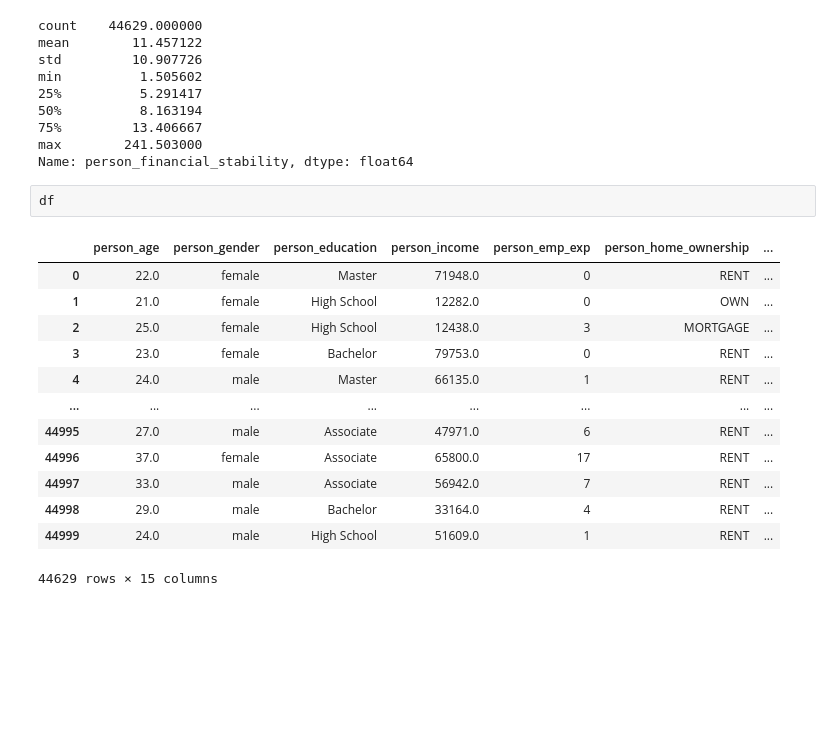
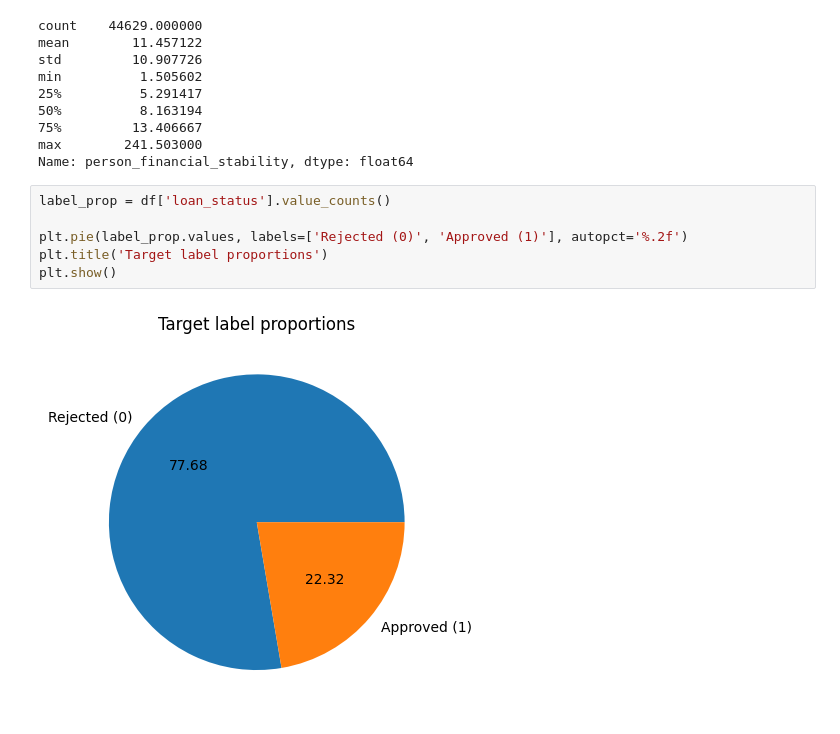
Before and after one commit to saikiran927/Loan_Approval_Classifier, a Jupyter notebook: data_preprocessing.ipynb, the cells around one changed output. Saved outputs shown, nothing was run; the diff lists cells and outputs as text; blank space fills up the shorter version.

```diff
--- a/data_preprocessing.ipynb
+++ b/data_preprocessing.ipynb
@@ -403,19 +403,11 @@ min          1.505602
 75%         13.406667
 max        241.503000
 Name: person_financial_stability, dtype: float64
-# %%
-df
-# %% [output]
-|  | person_age | person_gender | person_education | person_income | person_emp_exp | person_home_ownership | ... |
-| 0 | 22.0 | female | Master | 71948.0 | 0 | RENT | ... |
-| 1 | 21.0 | female | High School | 12282.0 | 0 | OWN | ... |
-| 2 | 25.0 | female | High School | 12438.0 | 3 | MORTGAGE | ... |
-| 3 | 23.0 | female | Bachelor | 79753.0 | 0 | RENT | ... |
-| 4 | 24.0 | male | Master | 66135.0 | 1 | RENT | ... |
-| ... | ... | ... | ... | ... | ... | ... | ... |
-| 44995 | 27.0 | male | Associate | 47971.0 | 6 | RENT | ... |
-| 44996 | 37.0 | female | Associate | 65800.0 | 17 | RENT | ... |
-| 44997 | 33.0 | male | Associate | 56942.0 | 7 | RENT | ... |
-| 44998 | 29.0 | male | Bachelor | 33164.0 | 4 | RENT | ... |
-| 44999 | 24.0 | male | High School | 51609.0 | 1 | RENT | ... |
-44629 rows × 15 columns
+# %%
+label_prop = df['loan_status'].value_counts()
+
+plt.pie(label_prop.values, labels=['Rejected (0)', 'Approved (1)'], autopct='%.2f')
+plt.title('Target label proportions')
+plt.show()
+# %% [output]
+[figure, added]
```
Also changed, not shown: 9 other files.
